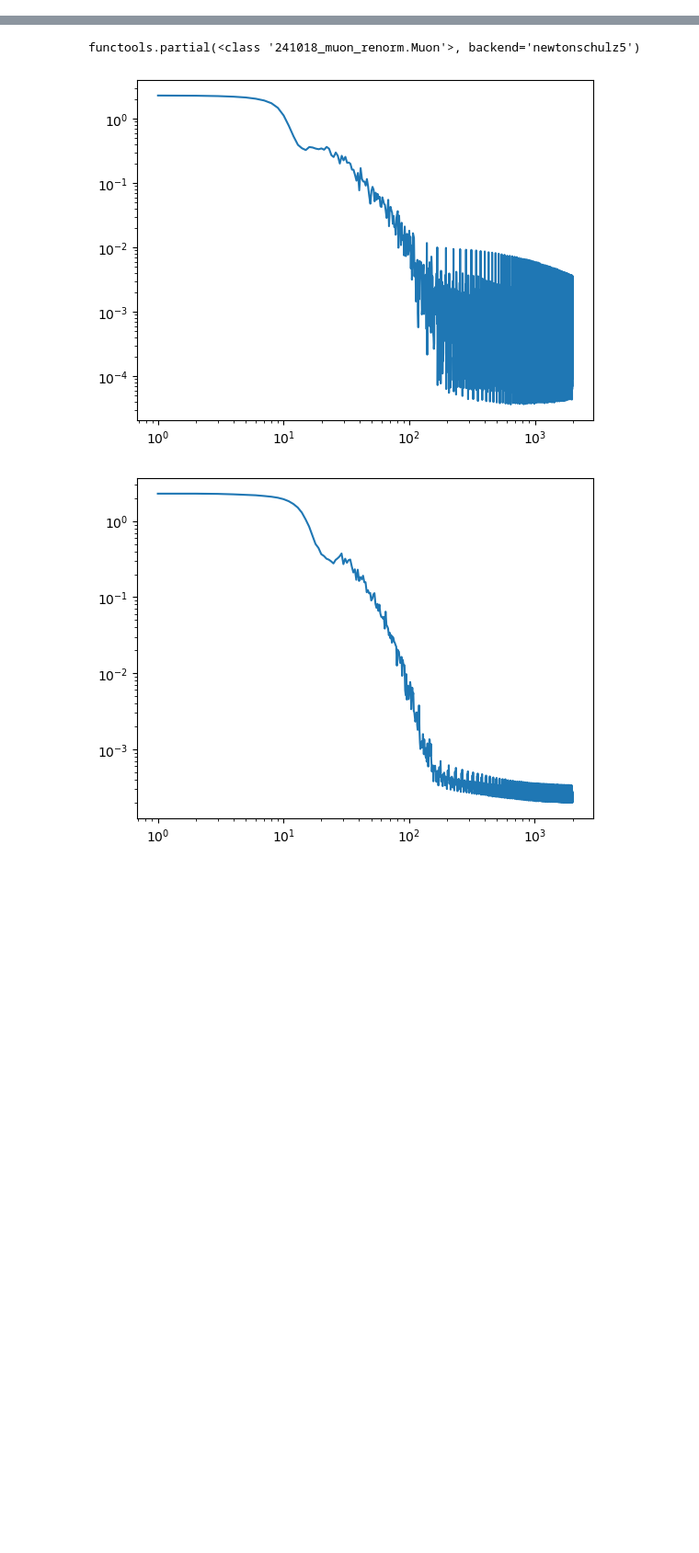
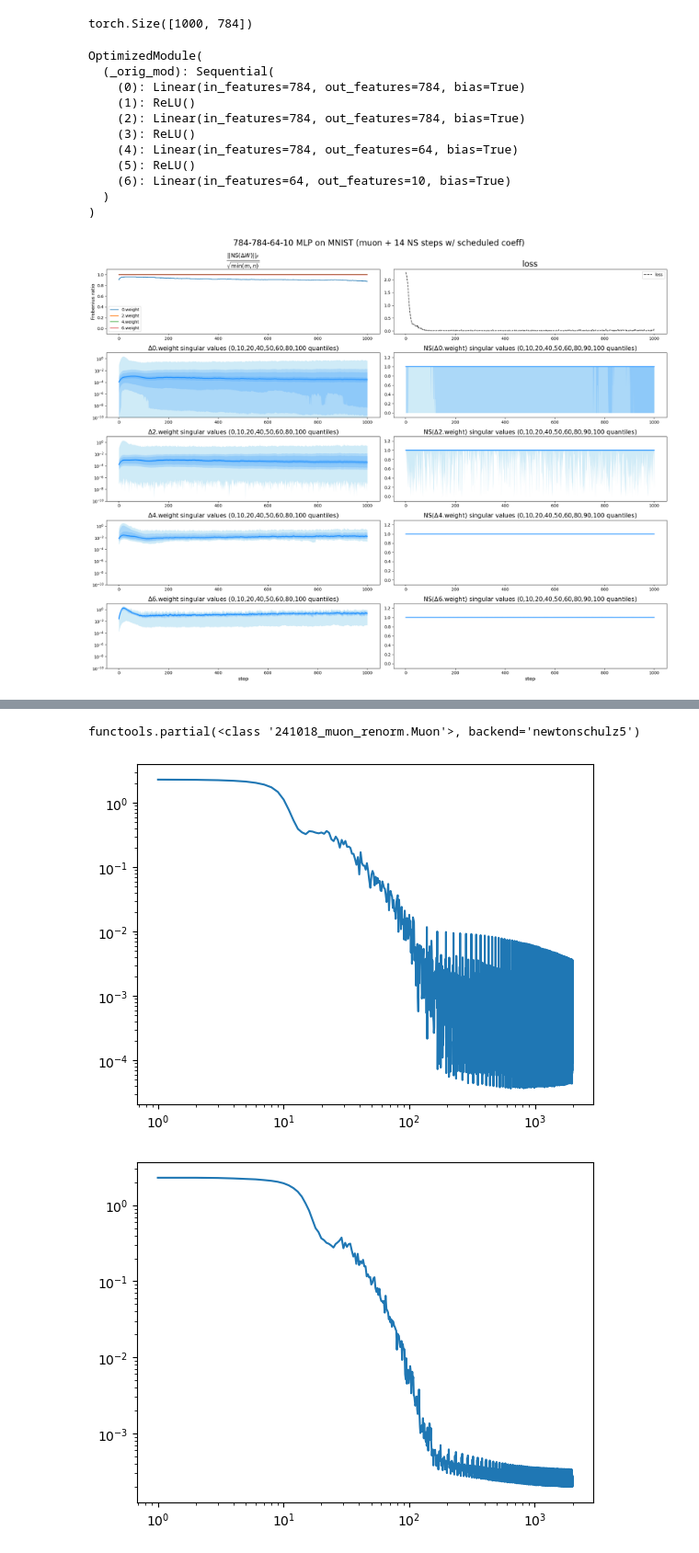
Before and after one commit to ssnl/cifar10-airbench, a Jupyter notebook: 241021_muon_momentum_investigate.ipynb, the cells around one changed output, grey strips where cells are left out. Shown at 92% size. Cells and saved outputs as stored; diff of their text form; code cells hidden in the pictures; blank space fills up the shorter version.

```diff
--- a/241021_muon_momentum_investigate.ipynb
+++ b/241021_muon_momentum_investigate.ipynb
@@ -287,0 +294,7 @@ training on cuda, torch.bfloat16
+# %%
+for k, v in param_traj_res.items():
+    print(k)
+    if 'rawg0sv' not in v:
+        v['rawg0sv'] = v['rawg0'].float().cuda().svd().S.cpu()
+    if 'rawgsv' not in v:
+        v['rawgsv'] = v['rawgs'].float().cuda().svd().S.cpu()
@@ -287,0 +306,70 @@ training on cuda, torch.bfloat16
+# %%
+v['rawg0sv'].shape
+# %% [output]
+torch.Size([1000, 784])
+# %%
+print(model)
+
+fig, axs = plt.subplots(5, 2, figsize=(20, 15), dpi=100)
+
+ax_fro = axs[0, 0]
+ax_loss = axs[0, 1]
+
+axs[-1, 0].set_xlabel('step', fontsize=12)
+axs[-1, 1].set_xlabel('step', fontsize=12)
+
+for k, param_traj in param_trajs.items():
+    res = param_traj_res[k]
+    fro_ratio = (
+        res['rawg0norm_fro'] / min(param_traj.get_param(model).shape) **0.5
+    )
+    ax_fro.plot(res['steps'], fro_ratio, label=f'{k}')
+ax_fro.legend()
+ax_fro.set_ylabel(r'Frobenius ratio', fontsize=12)
+ax_fro.legend()
+ax_fro.set_title(r'$\frac{||\text{NS}(\Delta W)||_F}{\sqrt{\min(m, n)}}$', fontsize=20)
+ax_fro.set_ylim([-0.1, 1.1])
+
+ax_loss.plot(res['steps'], losses, c='k', ls='--', lw=1.5, alpha=0.75, label='loss')
+ax_loss.set_title('loss', fontsize=20)
+ax_loss.legend()
+
+for param_key, (ax, ax0) in zip(param_keys, axs[1:, :]):
+    res = param_traj_res[param_key]
+    steps = res['steps']
+
+    sv00, sv10, sv20, sv40, sv50, sv60, sv80, sv90, sv100 = res['rawgsv'].quantile(torch.tensor([0, 0.1, 0.2, 0.4, 0.5, 0.6, 0.8, 0.9, 1]), dim=-1).cpu().data.to(torch.float32)
+    ax.fill_between(steps, sv00, sv100, color='skyblue', lw=0, alpha=0.4, label='0th-100th percentile')
+    ax.fill_between(steps, sv10, sv90, color='dodgerblue', lw=0, alpha=0.2, label='10th-90th percentile')
+    ax.fill_between(steps, sv20, sv80, color='dodgerblue', lw=0, alpha=0.2, label='20th-80th percentile')
+    ax.fill_between(steps, sv40, sv60, color='dodgerblue', lw=0, alpha=0.2, label='40th-60th percentile')
+    ax.plot(steps, sv50, lw=2, color='dodgerblue', label='median')
+    ax.set_yscale('log')
+    ax.set_ylim([1e-10, 1e1])
+    ax.set_title(f'$\Delta${param_key} singular values (0,10,20,40,50,60,80,100 quantiles)', fontsize=15)
+
+    sv00, sv10, sv20, sv40, sv50, sv60, sv80, sv90, sv100 = res['rawg0sv'].quantile(torch.tensor([0, 0.1, 0.2, 0.4, 0.5, 0.6, 0.8, 0.9, 1]), dim=-1).cpu().data.to(torch.float32)
+    ax0.fill_between(steps, sv00, sv100, color='skyblue', lw=0, alpha=0.4, label='0th-100th percentile')
+    ax0.fill_between(steps, sv10, sv90, color='dodgerblue', lw=0, alpha=0.2, label='10th-90th percentile')
+    ax0.fill_between(steps, sv20, sv80, color='dodgerblue', lw=0, alpha=0.2, label='20th-80th percentile')
+    ax0.fill_between(steps, sv40, sv60, color='dodgerblue', lw=0, alpha=0.2, label='40th-60th percentile')
+    ax0.plot(steps, sv50, lw=2, color='dodgerblue', label='median')
+    ax0.set_title(f'NS($\Delta${param_key}) singular values (0,10,20,40,50,60,80,90,100 quantiles)', fontsize=15)
+    ax0.set_ylim([-0.1, 1.3])
+
+plt.tight_layout()
+fig.suptitle('784-784-64-10 MLP on MNIST (muon + 14 NS steps w/ scheduled coeff)', fontsize=20, y=1.02)
+plt.show()
+# %% [output]
+OptimizedModule(
+  (_orig_mod): Sequential(
+    (0): Linear(in_features=784, out_features=784, bias=True)
+    (1): ReLU()
+    (2): Linear(in_features=784, out_features=784, bias=True)
+    (3): ReLU()
+    (4): Linear(in_features=784, out_features=64, bias=True)
+    (5): ReLU()
+    (6): Linear(in_features=64, out_features=10, bias=True)
+  )
+)
+[figure, added]
```
Also changed, not shown: parts of 4 cells of this notebook, 1 other file.
